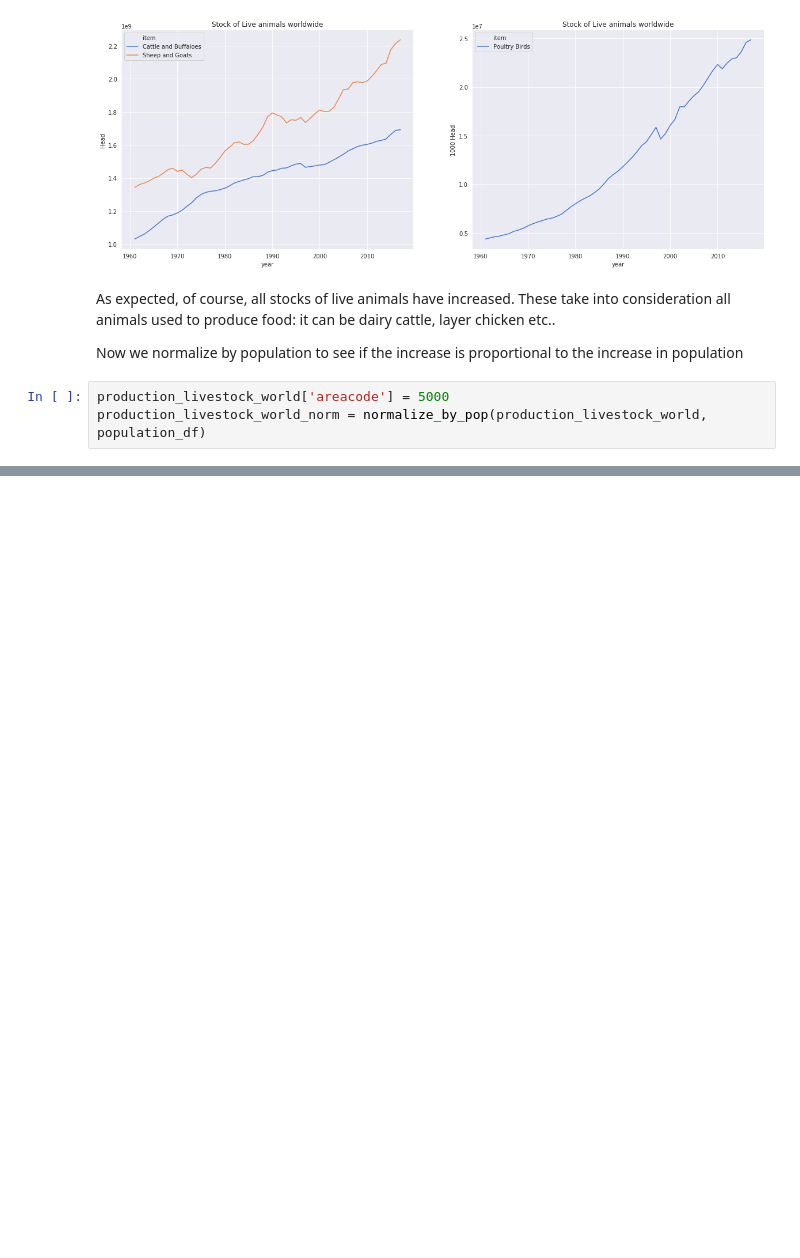
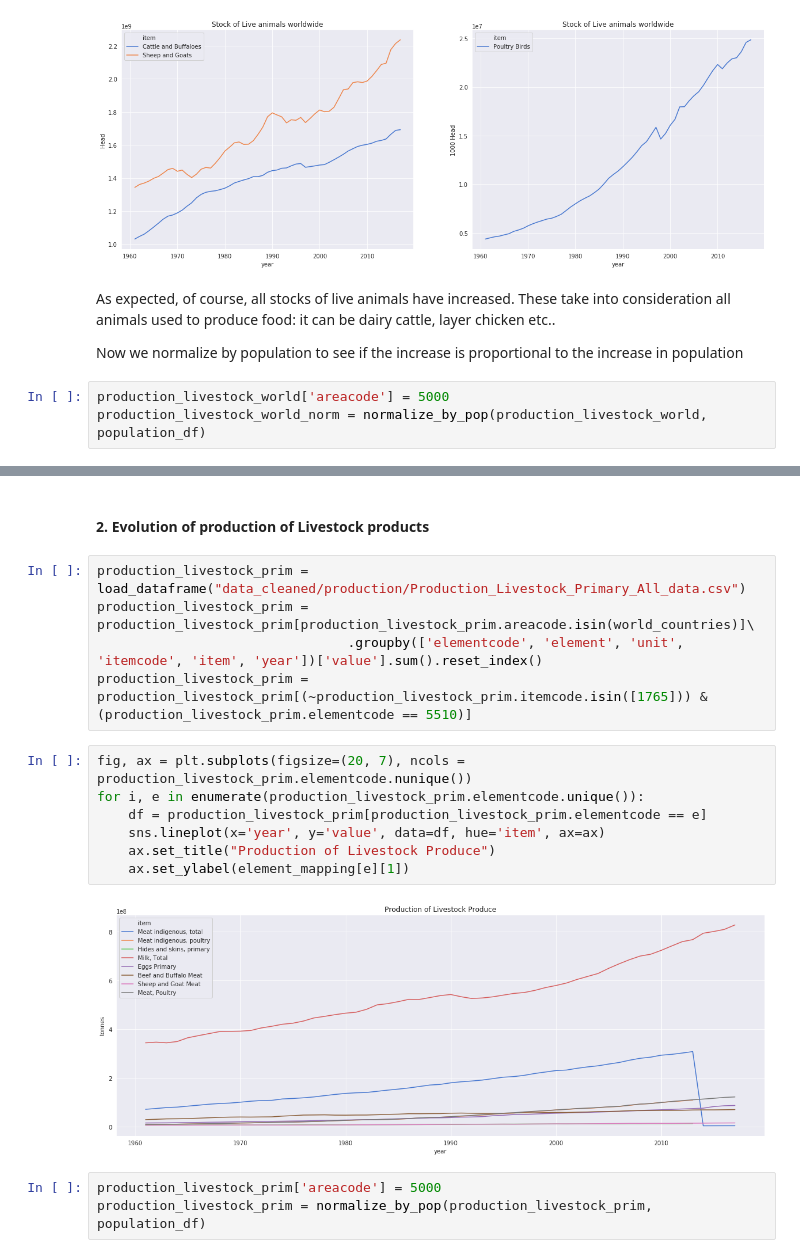
Before and after one commit to ChatPerche/ADA_Project, a Jupyter notebook: Milestone_2.ipynb, the cells around one changed output, grey strips where cells are left out. Drawn from its saved outputs; the diff is of its cells as text; blank space fills up the shorter version.

```diff
--- a/Milestone_2.ipynb
+++ b/Milestone_2.ipynb
@@ -635,0 +638,19 @@ production_crops = load_dataframe("data_cleaned/production/Production_Crops_All_
+# %% [markdown]
+#### 2. Evolution of production of Livestock products
+# %%
+production_livestock_prim = load_dataframe("data_cleaned/production/Production_Livestock_Primary_All_data.csv")
+production_livestock_prim = production_livestock_prim[production_livestock_prim.areacode.isin(world_countries)]\
+                                .groupby(['elementcode', 'element', 'unit', 'itemcode', 'item', 'year'])['value'].sum().reset_index()
+production_livestock_prim = production_livestock_prim[(~production_livestock_prim.itemcode.isin([1765])) & (production_livestock_prim.elementcode == 5510)]
+# %%
+fig, ax = plt.subplots(figsize=(20, 7), ncols = production_livestock_prim.elementcode.nunique())
+for i, e in enumerate(production_livestock_prim.elementcode.unique()):
+    df = production_livestock_prim[production_livestock_prim.elementcode == e]
+    sns.lineplot(x='year', y='value', data=df, hue='item', ax=ax)
+    ax.set_title("Production of Livestock Produce")
+    ax.set_ylabel(element_mapping[e][1])
+# %% [output]
+[figure, added]
+# %%
+production_livestock_prim['areacode'] = 5000
+production_livestock_prim = normalize_by_pop(production_livestock_prim, population_df)
```
Also changed, not shown: parts of 9 cells of this notebook, 1 other file.
